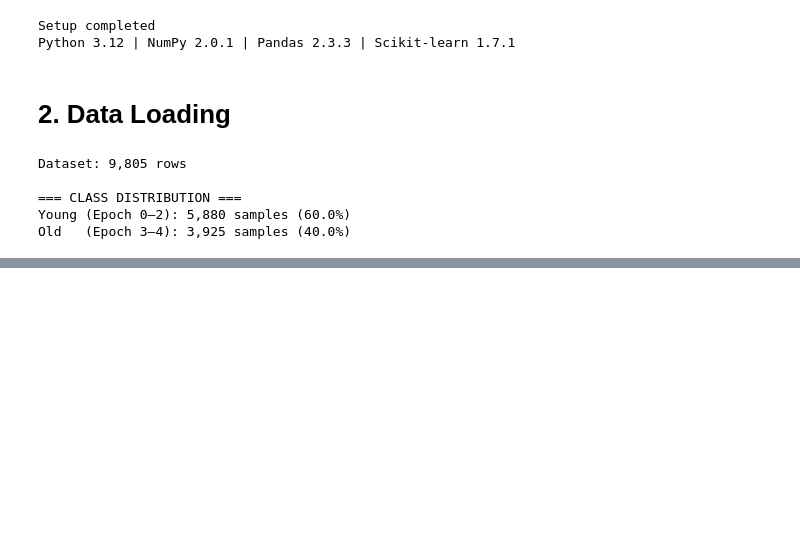
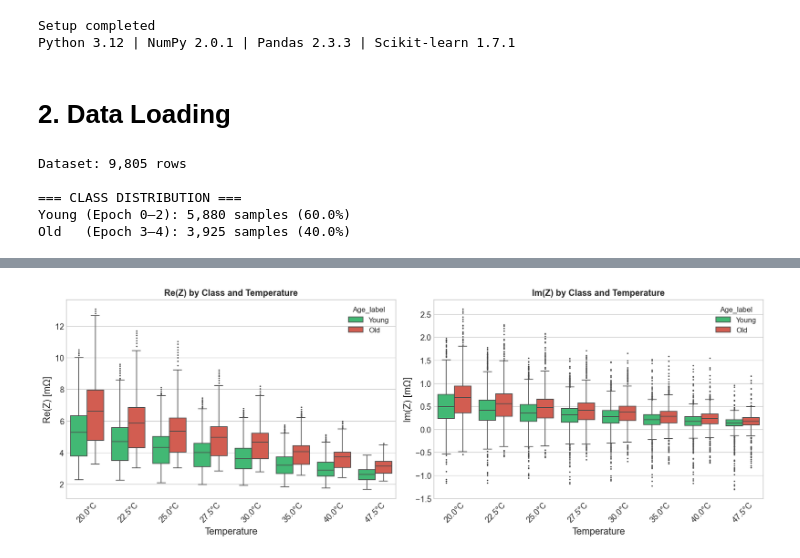
Before and after one commit to marcosoldani/ml_LiBs_project, a Jupyter notebook: notebooks/2_ClassificationAges.ipynb, the cells around one changed output, grey strips where cells are left out. Saved outputs shown, nothing was run; the diff lists cells and outputs as text; code cells hidden in the pictures; blank space fills up the shorter version.

```diff
--- a/notebooks/2_ClassificationAges.ipynb
+++ b/notebooks/2_ClassificationAges.ipynb
@@ -192,0 +284,42 @@ Old   (Epoch 3–4): 3,925 samples (40.0%)
+# %%
+# --- BOX PLOTS BY CLASS AND TEMPERATURE ---
+
+fig, axes = plt.subplots(1, 2, figsize=(14, 5))
+
+df_plot = df.copy()
+df_plot["Temp_str"] = df_plot["Temperature"].astype(str) + "°C"
+
+sns.boxplot(
+    data=df_plot,
+    x="Temp_str",
+    y="Z_real",
+    hue="Age_label",
+    palette={"Young": CLASS_COLORS[0], "Old": CLASS_COLORS[1]},
+    ax=axes[0],
+    fliersize=1,
+)
+
+axes[0].set_xlabel("Temperature")
+axes[0].set_ylabel("Re(Z) [mΩ]")
+axes[0].set_title("Re(Z) by Class and Temperature", fontweight="bold")
+axes[0].tick_params(axis="x", rotation=45)
+
+sns.boxplot(
+    data=df_plot,
+    x="Temp_str",
+    y="Z_imag",
+    hue="Age_label",
+    palette={"Young": CLASS_COLORS[0], "Old": CLASS_COLORS[1]},
+    ax=axes[1],
+    fliersize=1,
+)
+
+axes[1].set_xlabel("Temperature")
+axes[1].set_ylabel("Im(Z) [mΩ]")
+axes[1].set_title("Im(Z) by Class and Temperature", fontweight="bold")
+axes[1].tick_params(axis="x", rotation=45)
+
+plt.tight_layout()
+plt.show()
+# %% [output]
+[figure, added]
```
Also changed, not shown: parts of 3 cells of this notebook.
